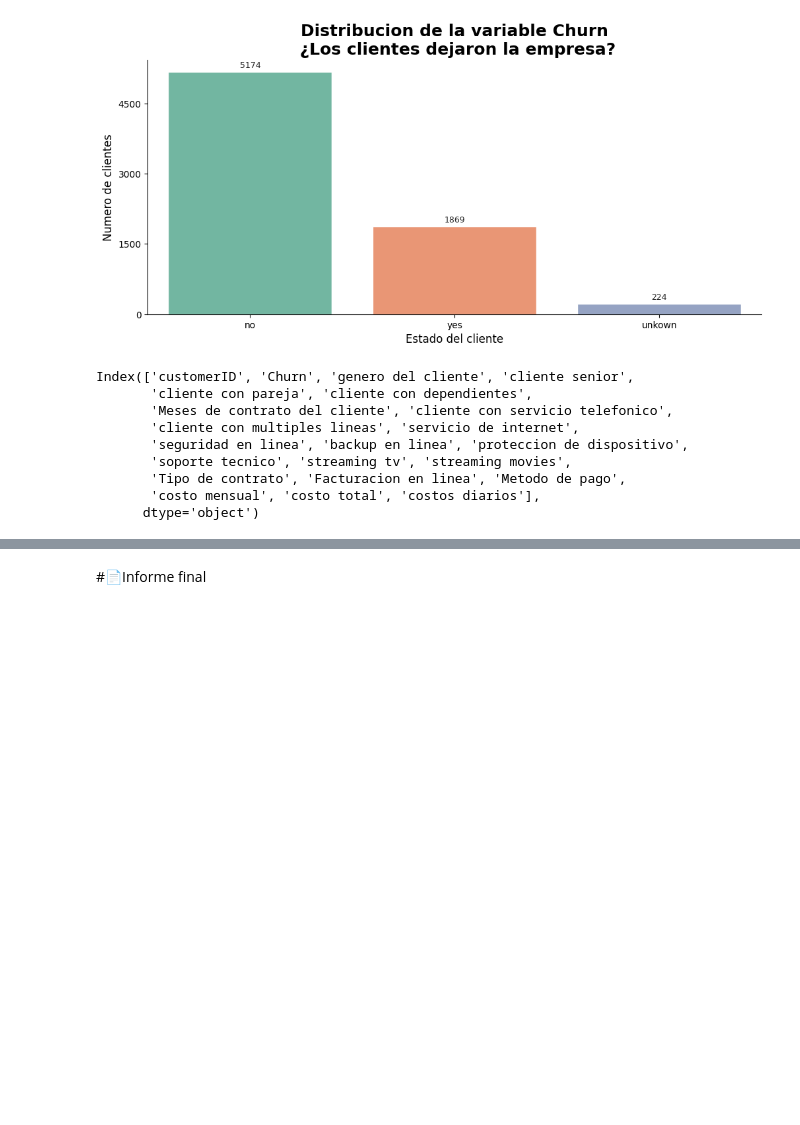
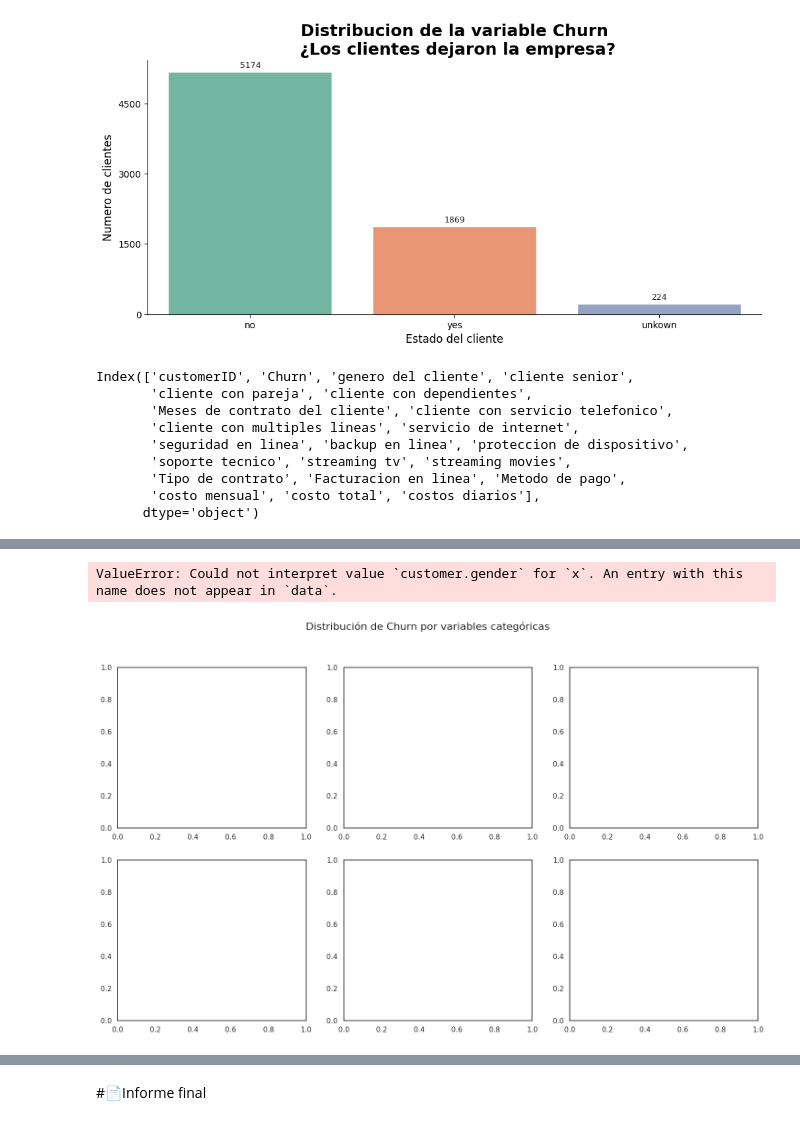
Before and after one commit to Kevincancino26/Challenge-Telecom-X-an-lisis-de-evacion-de-clientes, a Jupyter notebook: TelecomX_LATAM.ipynb, the cells around one changed output, grey strips where cells are left out. Cells and saved outputs as stored; diff of their text form; code cells hidden in the pictures; blank space fills up the shorter version.

```diff
--- a/TelecomX_LATAM.ipynb
+++ b/TelecomX_LATAM.ipynb
@@ -407,0 +398,20 @@ columna_categorica= [
+# %%
+columna_categoricas= [
+    'genero del cliente',
+    'cliente senior',
+    'cliente con pareja',
+    'cliente con dependientes',
+    'cliente con servicio telefonico',
+    'cliente con multiples lineas',
+    'servicio de internet',
+]
+
+for i, columns in enumerate(columna_categoricas):
+  sns.set_theme(style='white')
+  fig,ax= plt.subplots(figsize=(12,5))
+  sns.countplot(data=df_normalizado_customer,x=columns,hue='Churn',palette='Set2')
+   axs[i].set_title(f'{columna}')
+   axs[i].set_xlabel('')
+   axs[i].set_ylabel('Clientes')
+   axs[i].tick_params(axis='x', rotation=45)
+   axs[i].legend(title='Churn', loc='upper right')
@@ -407,0 +420,32 @@ columna_categorica= [
+# %%
+# Lista de columnas categóricas que quieres analizar
+columnas_categoricas = [
+    'customer.gender',
+    'account.Contract',
+    'account.PaymentMethod',
+    'internet.InternetService',
+    'phone.MultipleLines',
+    'internet.TechSupport'
+]
+
+# Crear figure y axes para 6 gráficos (2 filas x 3 columnas)
+fig, axs = plt.subplots(2, 3, figsize=(18, 10))
+fig.suptitle('Distribución de Churn por variables categóricas', fontsize=16)
+
+# Flatten axs para iterar fácilmente
+axs = axs.flatten()
+
+# Crear cada gráfico
+for i, columna in enumerate(columnas_categoricas):
+    sns.countplot(data=df_normalizado_customer, x=columna, hue='Churn', palette='Set2', ax=axs[i])
+    axs[i].set_title(f'{columna}')
+    axs[i].set_xlabel('')
+    axs[i].set_ylabel('Clientes')
+    axs[i].tick_params(axis='x', rotation=45)
+    axs[i].legend(title='Churn', loc='upper right')
+
+plt.tight_layout(rect=[0, 0, 1, 0.95])  # Ajuste del layout para dejar espacio al título
+plt.show()
+# %% [output]
+ValueError: Could not interpret value `customer.gender` for `x`. An entry with this name does not appear in `data`.
+[figure, added]
```
Also changed, not shown: parts of 3 cells of this notebook.
